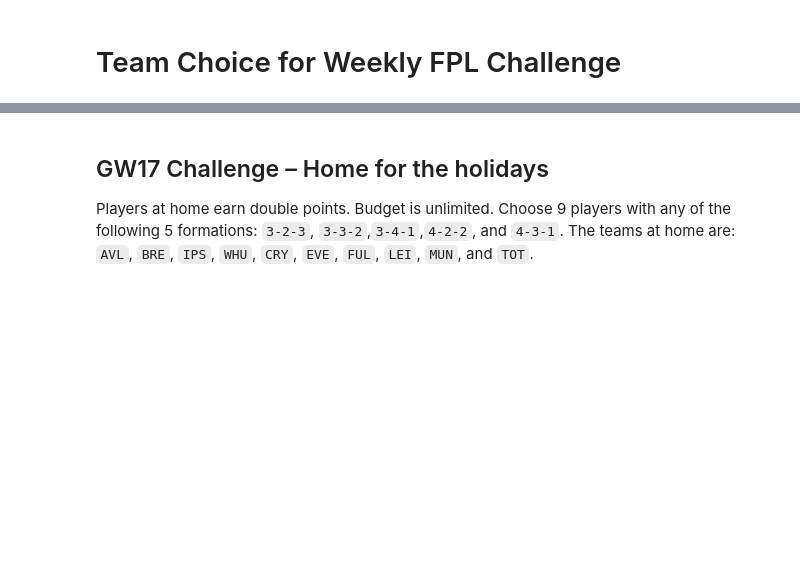
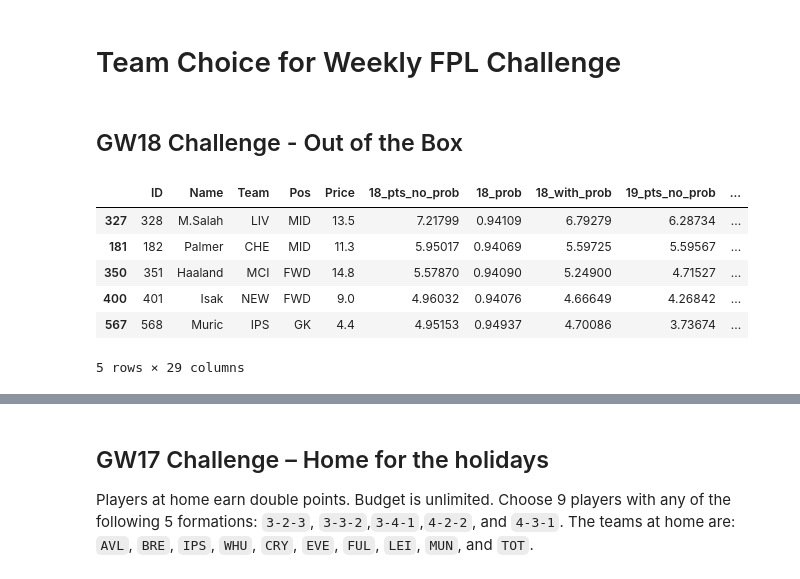
Before and after one commit to cyrilmichino/fantasy-premier-league, a Jupyter notebook: notebooks/fplchallengechoice.ipynb, the cells around one changed output, grey strips where cells are left out. Cells and saved outputs as stored; diff of their text form; code cells hidden in the pictures; blank space fills up the shorter version.

Commit message:
FPL Challenge GW18

```diff
--- a/notebooks/fplchallengechoice.ipynb
+++ b/notebooks/fplchallengechoice.ipynb
@@ -2,3 +2,23 @@
 # Team Choice for Weekly FPL Challenge
 # %%
 import pandas as pd
+# %% [markdown]
+## GW18 Challenge - Out of the Box
+# %%
+df = pd.read_csv('../data/predictedpoints.csv')
+
+points_col = '18_pts_no_prob'
+prob_col = '18_prob'
+
+df = df.sort_values(by=points_col, ascending=False) ##Sort players based on the adjusted points
+df = df[df[prob_col] >= 0.8] ##Filter out players with less than 85% probability of playing
+
+df.head()
+# %% [output]
+|  | ID | Name | Team | Pos | Price | 18_pts_no_prob | 18_prob | 18_with_prob | 19_pts_no_prob | ... |
+| 327 | 328 | M.Salah | LIV | MID | 13.5 | 7.21799 | 0.94109 | 6.79279 | 6.28734 | ... |
+| 181 | 182 | Palmer | CHE | MID | 11.3 | 5.95017 | 0.94069 | 5.59725 | 5.59567 | ... |
+| 350 | 351 | Haaland | MCI | FWD | 14.8 | 5.57870 | 0.94090 | 5.24900 | 4.71527 | ... |
+| 400 | 401 | Isak | NEW | FWD | 9.0 | 4.96032 | 0.94076 | 4.66649 | 4.26842 | ... |
+| 567 | 568 | Muric | IPS | GK | 4.4 | 4.95153 | 0.94937 | 4.70086 | 3.73674 | ... |
+5 rows × 29 columns
```
Also changed, not shown: parts of 2 cells of this notebook.
